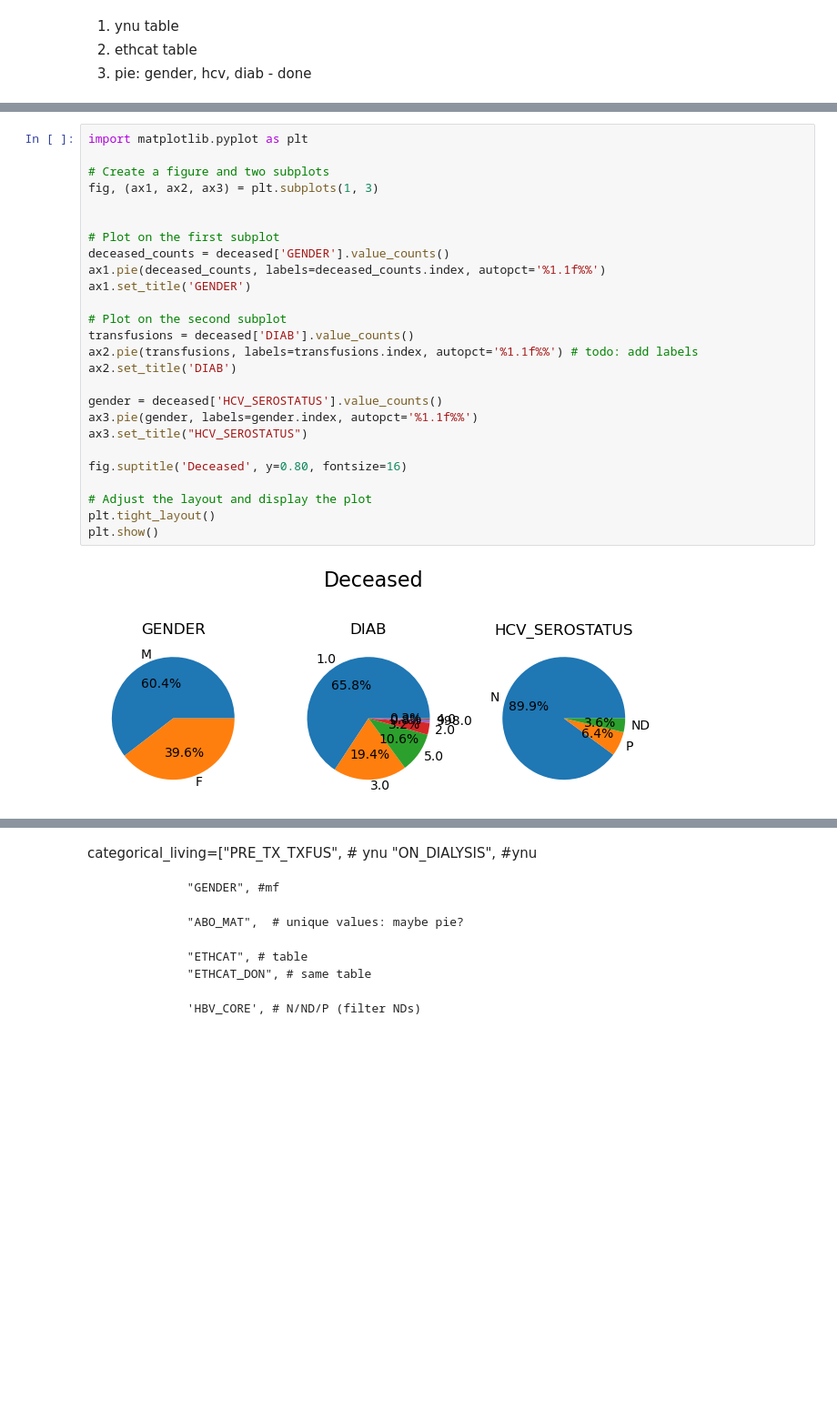
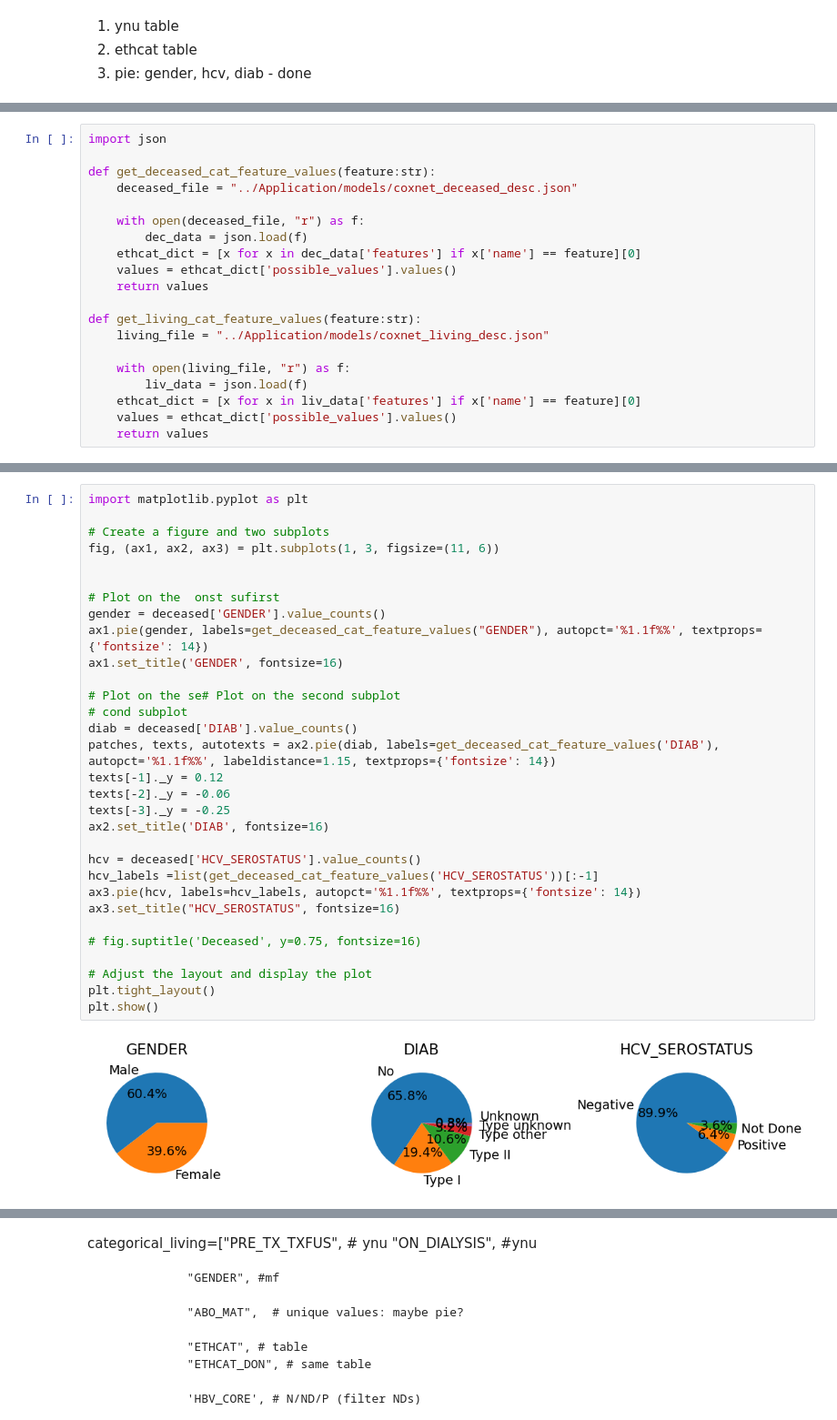
Before and after one commit to krllstdn/BachelorProject, a Jupyter notebook: Code/data_analysis.ipynb, the cells around one changed output, grey strips where cells are left out. Shown: that part at 91% size. Saved outputs shown, nothing was run; the diff lists cells and outputs as text; blank space fills up the shorter version.

Commit message:
New graphs and tables to EDA

```diff
--- a/Code/data_analysis.ipynb
+++ b/Code/data_analysis.ipynb
@@ -153,0 +160,20 @@ categorical_deceased = [
+# %%
+import json
+
+def get_deceased_cat_feature_values(feature:str):
+    deceased_file = "../Application/models/coxnet_deceased_desc.json"
+
+    with open(deceased_file, "r") as f:
+        dec_data = json.load(f)
+    ethcat_dict = [x for x in dec_data['features'] if x['name'] == feature][0]
+    values = ethcat_dict['possible_values'].values()
+    return values
+
+def get_living_cat_feature_values(feature:str):
+    living_file = "../Application/models/coxnet_living_desc.json"
+
+    with open(living_file, "r") as f:
+        liv_data = json.load(f)
+    ethcat_dict = [x for x in liv_data['features'] if x['name'] == feature][0]
+    values = ethcat_dict['possible_values'].values()
+    return values
@@ -154,28 +220,33 @@ categorical_deceased = [
 # %%
 import matplotlib.pyplot as plt
 
 # Create a figure and two subplots
-fig, (ax1, ax2, ax3) = plt.subplots(1, 3)
+fig, (ax1, ax2, ax3) = plt.subplots(1, 3, figsize=(11, 6))
 
 
-# Plot on the first subplot
-deceased_counts = deceased['GENDER'].value_counts()
-ax1.pie(deceased_counts, labels=deceased_counts.index, autopct='%1.1f%%')
-ax1.set_title('GENDER')
+# Plot on the  onst sufirst
+gender = deceased['GENDER'].value_counts()
+ax1.pie(gender, labels=get_deceased_cat_feature_values("GENDER"), autopct='%1.1f%%', textprops={'fontsize': 14})
+ax1.set_title('GENDER', fontsize=16)
 
-# Plot on the second subplot
-transfusions = deceased['DIAB'].value_counts()
-ax2.pie(transfusions, labels=transfusions.index, autopct='%1.1f%%') # todo: add labels
-ax2.set_title('DIAB')
+# Plot on the se# Plot on the second subplot
+# cond subplot
+diab = deceased['DIAB'].value_counts()
+patches, texts, autotexts = ax2.pie(diab, labels=get_deceased_cat_feature_values('DIAB'), autopct='%1.1f%%', labeldistance=1.15, textprops={'fontsize': 14})
+texts[-1]._y = 0.12
+texts[-2]._y = -0.06
+texts[-3]._y = -0.25
+ax2.set_title('DIAB', fontsize=16)
 
-gender = deceased['HCV_SEROSTATUS'].value_counts()
-ax3.pie(gender, labels=gender.index, autopct='%1.1f%%')
-ax3.set_title("HCV_SEROSTATUS")
+hcv = deceased['HCV_SEROSTATUS'].value_counts()
+hcv_labels =list(get_deceased_cat_feature_values('HCV_SEROSTATUS'))[:-1]
+ax3.pie(hcv, labels=hcv_labels, autopct='%1.1f%%', textprops={'fontsize': 14})
+ax3.set_title("HCV_SEROSTATUS", fontsize=16)
 
-fig.suptitle('Deceased', y=0.80, fontsize=16)
+# fig.suptitle('Deceased', y=0.75, fontsize=16)
 
 # Adjust the layout and display the plot
 plt.tight_layout()
 plt.show()
 # %% [output]
-[figure, old version]
+[figure, new version]
```
Also changed, not shown: parts of 18 cells of this notebook, 5 other files.
